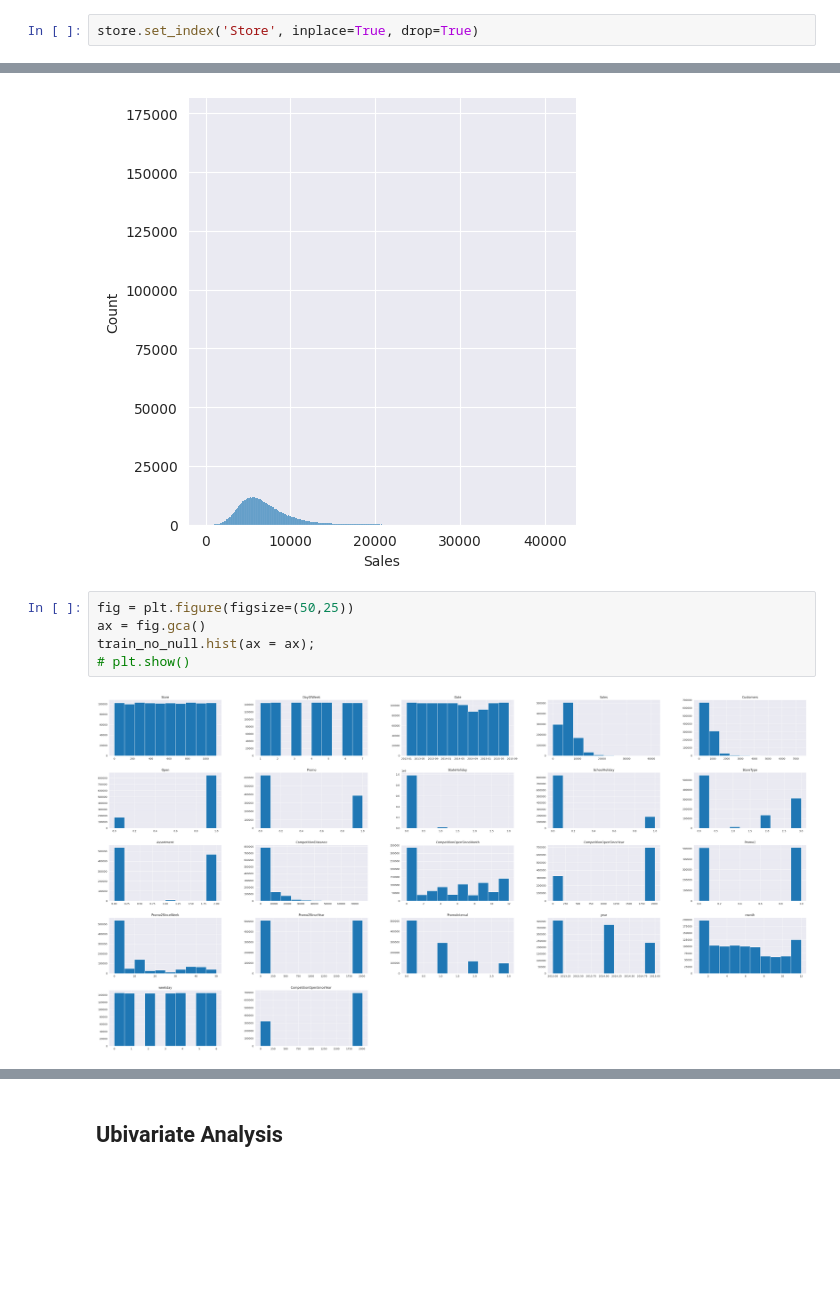
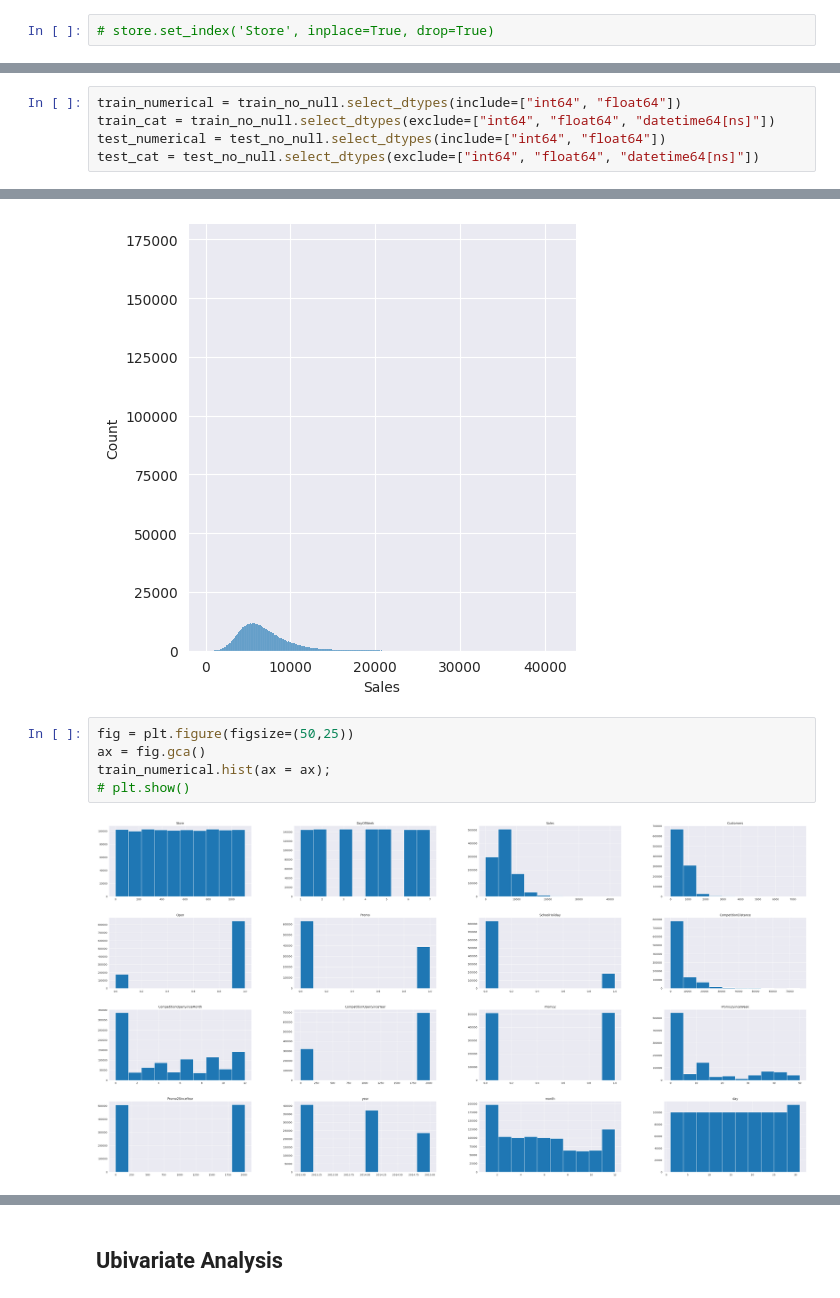
Before and after one commit to Kamuzinzi/Pharmaceutical-Sales-Prediction, a Jupyter notebook: notebooks/exploratory/exploratory_data_analysis.ipynb, the cells around one changed output, grey strips where cells are left out. Cells and saved outputs as stored; diff of their text form; blank space fills up the shorter version.

Commit message:
Add visualisations

```diff
--- a/notebooks/exploratory/exploratory_data_analysis.ipynb
+++ b/notebooks/exploratory/exploratory_data_analysis.ipynb
@@ -88,7 +68,7 @@ store.shape
 # %% [output]
 (1115, 10)
 # %%
-store.set_index('Store', inplace=True, drop=True)
+# store.set_index('Store', inplace=True, drop=True)
 # %%
 merged_train = train.merge(store, how='left', on='Store')
 merged_test = test.merge(store, how='left', on='Store')
@@ -357,2 +329,7 @@ train_no_null[['Date','weekday']].sample(5)
+# %%
+train_numerical = train_no_null.select_dtypes(include=["int64", "float64"])
+train_cat = train_no_null.select_dtypes(exclude=["int64", "float64", "datetime64[ns]"])
+test_numerical = test_no_null.select_dtypes(include=["int64", "float64"])
+test_cat = test_no_null.select_dtypes(exclude=["int64", "float64", "datetime64[ns]"])
 # %% [markdown]
 ## Transformations
@@ -465,7 +421,7 @@ sns.displot(train_no_null["Sales"])
 # %%
 fig = plt.figure(figsize=(50,25))
 ax = fig.gca()
-train_no_null.hist(ax = ax);
+train_numerical.hist(ax = ax);
 # plt.show()
 # %% [output]
-[figure, old version]
+[figure, new version]
```
Also changed, not shown: parts of 20 cells of this notebook.
